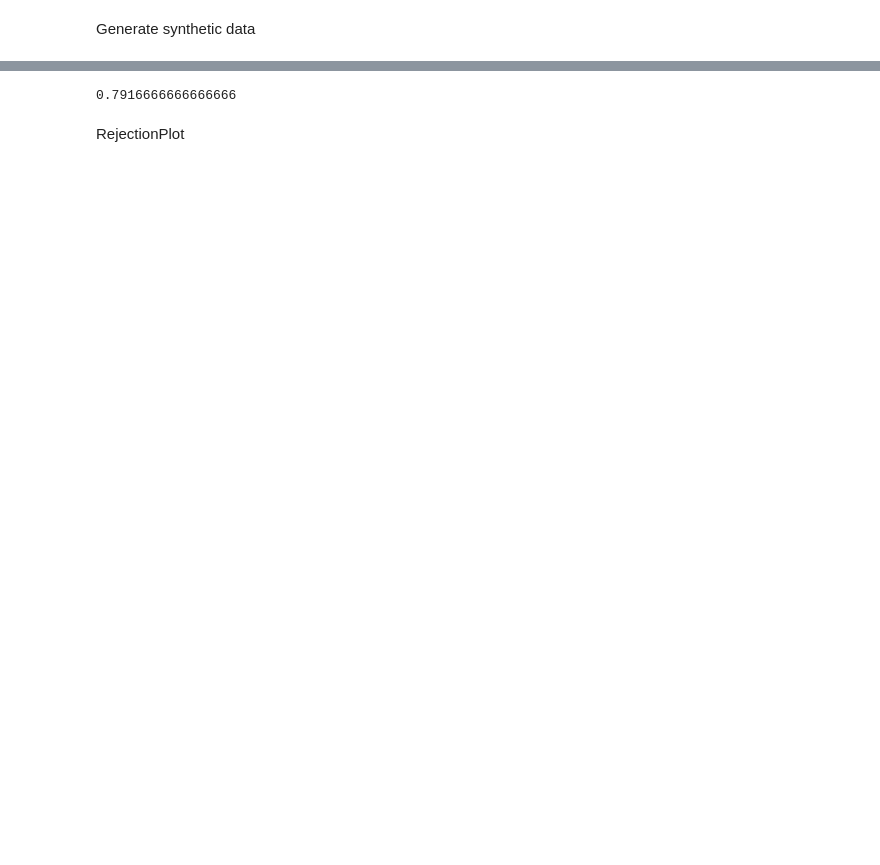
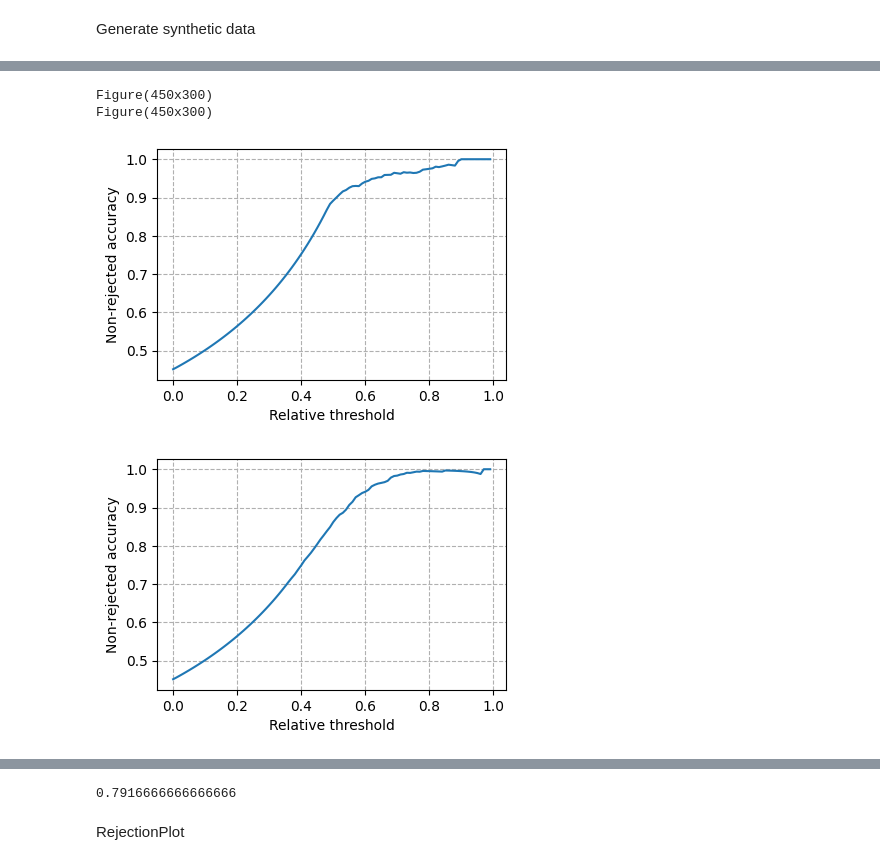
Before and after one commit to arthur-thuy/reject, a Jupyter notebook: docs/develop_code.ipynb, the cells around one changed output, grey strips where cells are left out. Drawn from its saved outputs; the diff is of its cells as text; code cells hidden in the pictures; blank space fills up the shorter version.

Commit message:
work on plots and synthetic data

```diff
--- a/docs/develop_code.ipynb
+++ b/docs/develop_code.ipynb
@@ -295,0 +90,6 @@ Incorrect            1025        4225
+# %%
+NUM_SAMPLES = 10
+NUM_OBSERVATIONS = 1000
+NUM_CLASSES = 10
+
+y_pred_all, y_true_all = generate_synthetic_output(NUM_SAMPLES, NUM_OBSERVATIONS, NUM_CLASSES)
@@ -295,0 +98,2 @@ Incorrect            1025        4225
+# %%
+rej = ClassificationRejector(y_true_all, y_pred_all)
@@ -295,0 +141,10 @@ Incorrect            1025        4225
+# %%
+fig = rej.plot(unc_type="TU", metric="NRA")
+print(fig)
+fig = rej.plot(unc_type="confidence", metric="NRA")
+print(fig)
+# %% [output]
+Figure(450x300)
+Figure(450x300)
+[figure, added]
+[figure, added]
```
Also changed, not shown: parts of 28 cells of this notebook, 2 other files.
